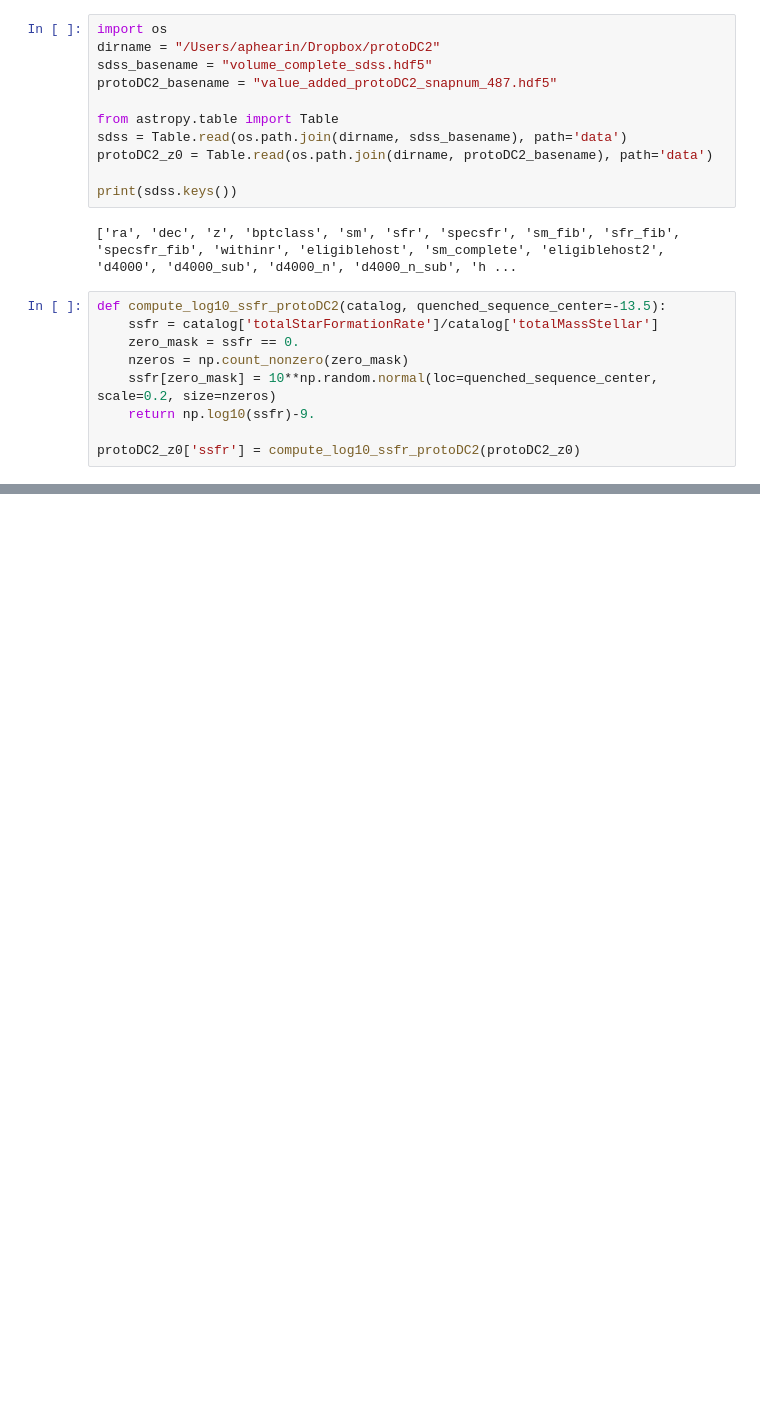
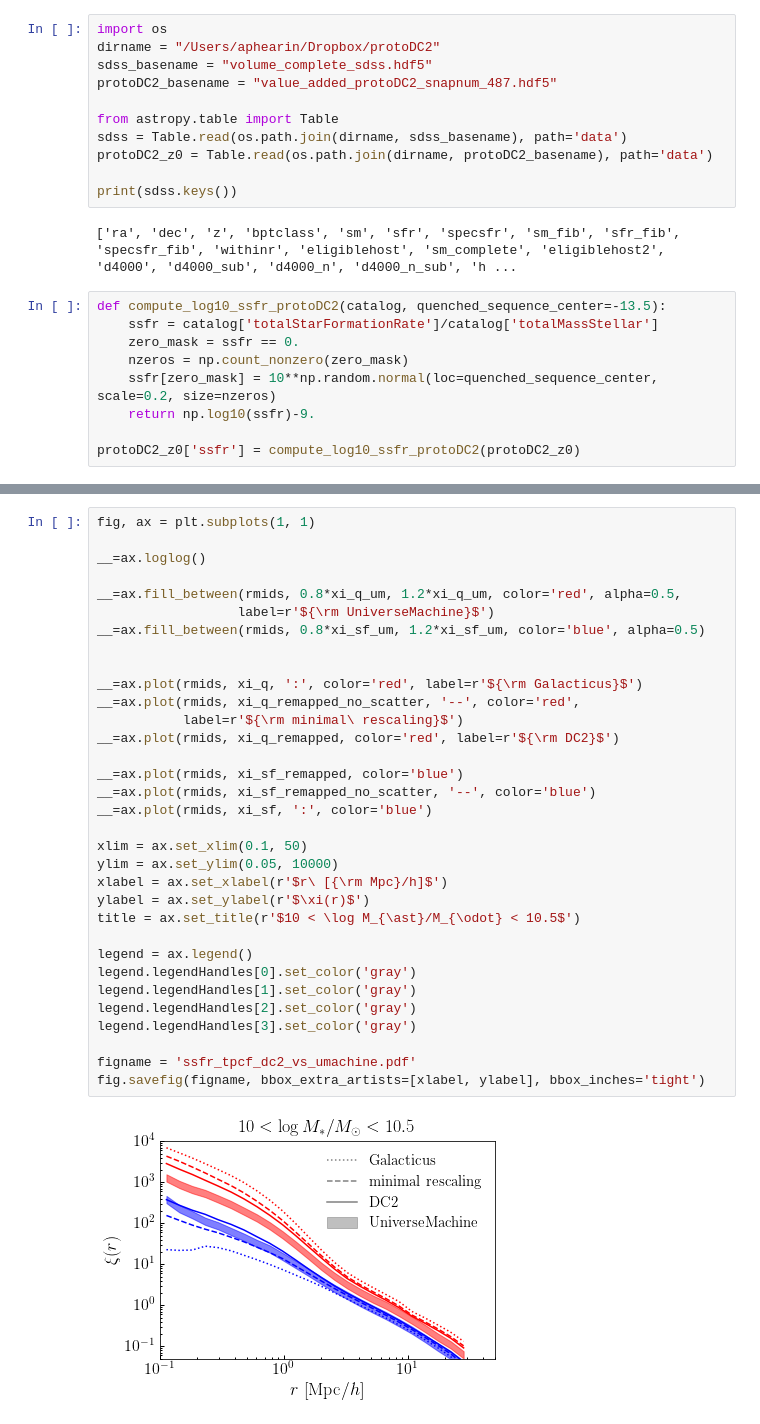
Before and after one commit to dkorytov/rescale_dc2, a Jupyter notebook: notebooks/dc2_ssfr_rescaling.ipynb, the cells around one changed output, grey strips where cells are left out. Drawn from its saved outputs; the diff is of its cells as text; blank space fills up the shorter version.

```diff
--- a/notebooks/dc2_ssfr_rescaling.ipynb
+++ b/notebooks/dc2_ssfr_rescaling.ipynb
@@ -162,0 +242,35 @@ __=ax4.hist(protoDC2_z0['remapped_ssfr'][sm_mask], normed=True, alpha=0.8, bins=
+# %%
+fig, ax = plt.subplots(1, 1)
+
+__=ax.loglog()
+
+__=ax.fill_between(rmids, 0.8*xi_q_um, 1.2*xi_q_um, color='red', alpha=0.5,
+                  label=r'${\rm UniverseMachine}$')
+__=ax.fill_between(rmids, 0.8*xi_sf_um, 1.2*xi_sf_um, color='blue', alpha=0.5)
+
+
+__=ax.plot(rmids, xi_q, ':', color='red', label=r'${\rm Galacticus}$')
+__=ax.plot(rmids, xi_q_remapped_no_scatter, '--', color='red',
+           label=r'${\rm minimal\ rescaling}$')
+__=ax.plot(rmids, xi_q_remapped, color='red', label=r'${\rm DC2}$')
+
+__=ax.plot(rmids, xi_sf_remapped, color='blue')
+__=ax.plot(rmids, xi_sf_remapped_no_scatter, '--', color='blue')
+__=ax.plot(rmids, xi_sf, ':', color='blue')
+
+xlim = ax.set_xlim(0.1, 50)
+ylim = ax.set_ylim(0.05, 10000)
+xlabel = ax.set_xlabel(r'$r\ [{\rm Mpc}/h]$')
+ylabel = ax.set_ylabel(r'$\xi(r)$')
+title = ax.set_title(r'$10 < \log M_{\ast}/M_{\odot} < 10.5$')
+
+legend = ax.legend()
+legend.legendHandles[0].set_color('gray')
+legend.legendHandles[1].set_color('gray')
+legend.legendHandles[2].set_color('gray')
+legend.legendHandles[3].set_color('gray')
+
+figname = 'ssfr_tpcf_dc2_vs_umachine.pdf'
+fig.savefig(figname, bbox_extra_artists=[xlabel, ylabel], bbox_inches='tight')
+# %% [output]
+[figure, added]
```
Also changed, not shown: parts of 5 cells of this notebook.
